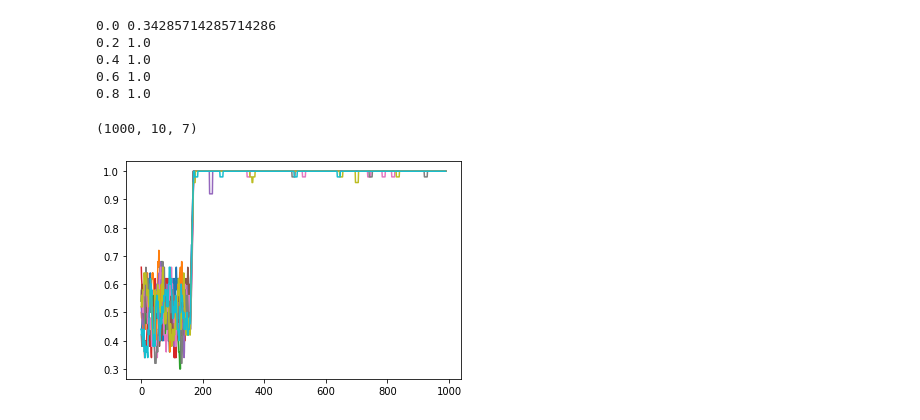
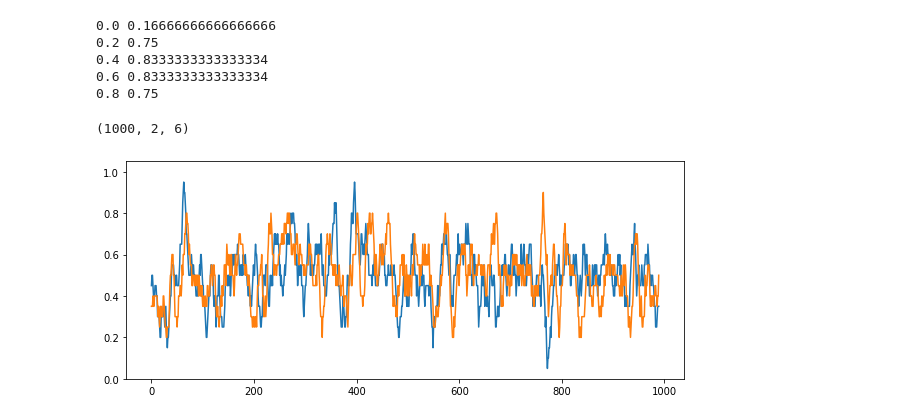
Before and after one commit to andrebeu/PM, a Jupyter notebook: amtask-ffn.ipynb, the cells around one changed output. Cells and saved outputs as stored; diff of their text form; code cells hidden in the pictures.

```diff
--- a/amtask-ffn.ipynb
+++ b/amtask-ffn.ipynb
@@ -18,29 +21,32 @@ from matplotlib import pyplot as plt
 # %%
 seed = 0
-nmaps = 2
+nmaps = 4
 switch = 1
 task = TaskArbitraryMaps(nmaps,seed=seed,switchmaps=switch)
 stsize = 6
 seed = 0
 net = NetFFN(stsize=stsize,seed=seed)
-net.emk_weights = [1,0.005]
+net.emk_weights = [1,0.5]
 # %%
 # train params
 neps_tr = 1000
-trlen_tr = 5
-ntrials_tr = 10
+trlen_tr = 2
+ntrials_tr = 2
 trsc = run_net(net,task,neps_tr,ntrials_tr,trlen_tr,training=True,verb=True,return_states=False)
 trsc.shape
 # %% [output]
-0.0 0.34285714285714286
-0.2 1.0
-0.4 1.0
-0.6 1.0
-0.8 1.0
+0.0 0.16666666666666666
+0.2 0.75
+0.4 0.8333333333333334
+0.6 0.8333333333333334
+0.8 0.75
-(1000, 10, 7)
+(1000, 2, 6)
 # %%
+plt.figure(figsize=(10,4))
 trac = trsc[:,:,nmaps:].mean(2)
 for t in trac.T:
   plt.plot(mov_avg(t,10))
+plt.ylim(0,1.05)
+plt.savefig('figures/amtask-ffnn/train_acc_emkw%.4f.png'%net.emk_weights[1])
 # %% [output]
-[figure, old version]
+[figure, new version]
```
Also changed, not shown: parts of 3 cells of this notebook, 9 other files.
